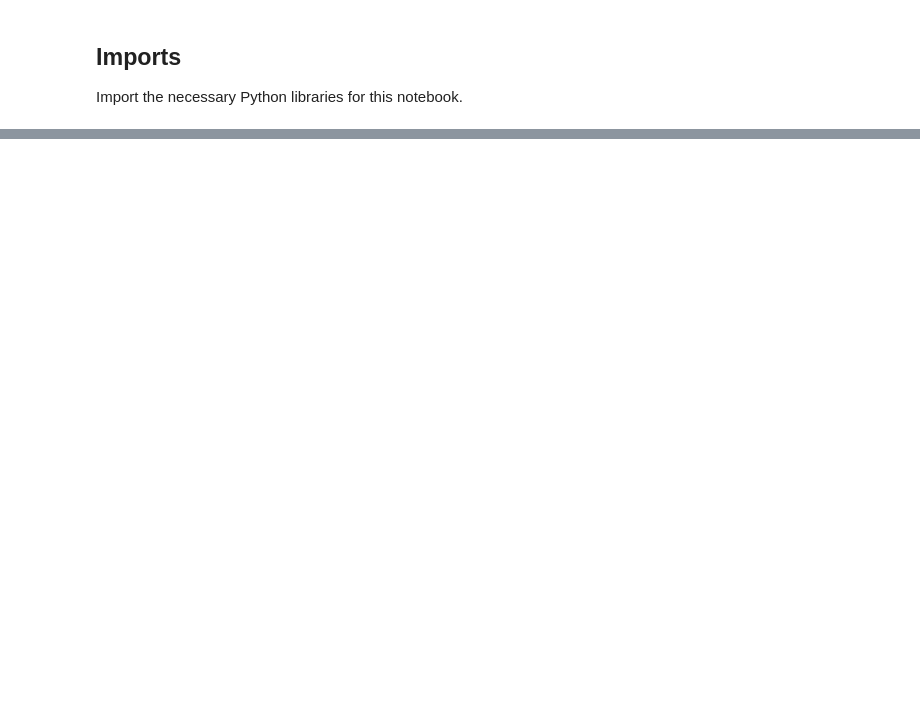
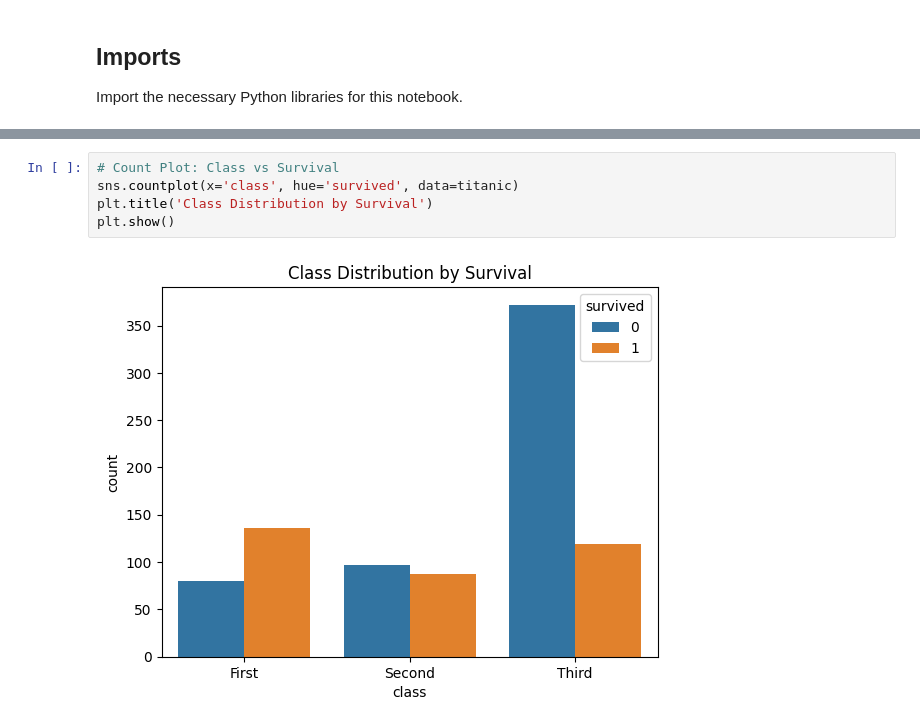
Before and after one commit to BethSpornitz/ml01, a Jupyter notebook: notebooks/project02/ml02_bethspornitz.ipynb, the cells around one changed output, grey strips where cells are left out. Drawn from its saved outputs; the diff is of its cells as text; blank space fills up the shorter version.

```diff
--- a/notebooks/project02/ml02_bethspornitz.ipynb
+++ b/notebooks/project02/ml02_bethspornitz.ipynb
@@ -336,0 +166,7 @@ This  model shows that income and the number of rooms are related to housing pri
+# %%
+# Count Plot: Class vs Survival
+sns.countplot(x='class', hue='survived', data=titanic)
+plt.title('Class Distribution by Survival')
+plt.show()
+# %% [output]
+[figure, added]
```
Also changed, not shown: parts of 83 cells of this notebook, 1 other file.
